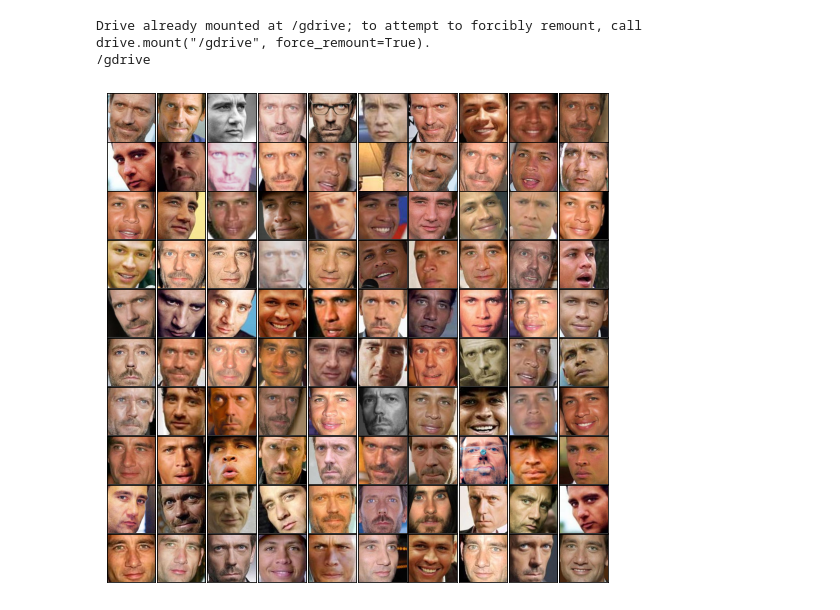
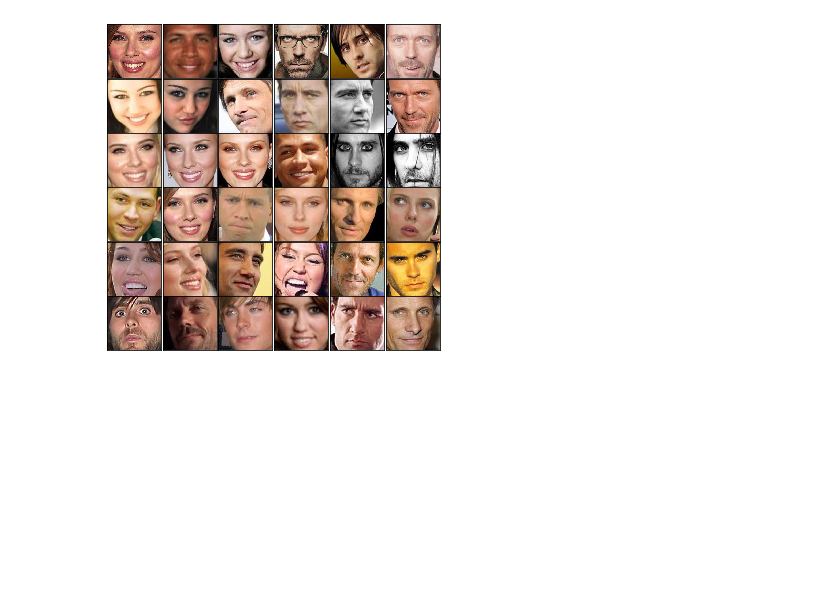
Before and after one commit to SmritiAgrawal04/Principal-Component-Analysis, a Jupyter notebook: PCA.ipynb, the cells around one changed output. Cells and saved outputs as stored; diff of their text form; code cells hidden in the pictures; blank space fills up the shorter version.

```diff
--- a/PCA.ipynb
+++ b/PCA.ipynb
@@ -1,10 +1,3 @@
-# %%
-from google.colab import drive
-drive.mount('/gdrive')
-%cd /gdrive
-# %% [output]
-Drive already mounted at /gdrive; to attempt to forcibly remount, call drive.mount("/gdrive", force_remount=True).
-/gdrive
 # %%
 import pandas as pd
 from PIL import Image
@@ -19,13 +19,31 @@ from numpy import mean
+# %%
+images_classes= []
+color_faces= pd.DataFrame([])
+gray_faces= pd.DataFrame([])
+faces = pd.DataFrame([])
+for path in iglob('./dataset/*.jpg'):
+    clas= ((path.split('/')[-1]).split('.')[0]).split('_')[0]
+    images_classes.append(int(clas)%10)
+
+    image = cv2.imread(path)
+    img=imread(path)
+    color_face = pd.Series(img.flatten(),name=path)
+    color_faces = color_faces.append(color_face)
+
+    gray = cv2.cvtColor(image, cv2.COLOR_BGR2GRAY)
+    gray_face = pd.Series(gray.flatten(),name=path)
+    gray_faces = gray_faces.append(gray_face)
+
+    scale_percent = 60 # percent of original size
+    width = 64
+    height = 64
+    dim = (width, height)
+    gray = cv2.resize(gray, dim,interpolation = cv2.INTER_NEAREST)
+    face = pd.Series(gray.flatten(),name=path)
+    faces = faces.append(face)
 # %%
-color_faces = pd.DataFrame([])
-for path in iglob('/gdrive/My Drive/dataset/*.jpg'):
-#     print (path)
-    img=imread(path)
-    color_face = pd.Series(img.flatten(),name=path)
-    color_faces = color_faces.append(color_face)
-
-fig, axes = plt.subplots(10,10,figsize=(9,9),subplot_kw={'xticks':[], 'yticks':[]},gridspec_kw=dict(hspace=0.01, wspace=0.01))
+fig, axes = plt.subplots(6,6,figsize=(6,6),subplot_kw={'xticks':[], 'yticks':[]},gridspec_kw=dict(hspace=0.01, wspace=0.01))
 for i, ax in enumerate(axes.flat):
     ax.imshow(color_faces.iloc[i].values.reshape(256, 256, 3).astype('uint8'), cmap='gray')
 # %% [output]
-[figure, old version]
+[figure, new version]
```
Also changed, not shown: parts of 19 cells of this notebook.
